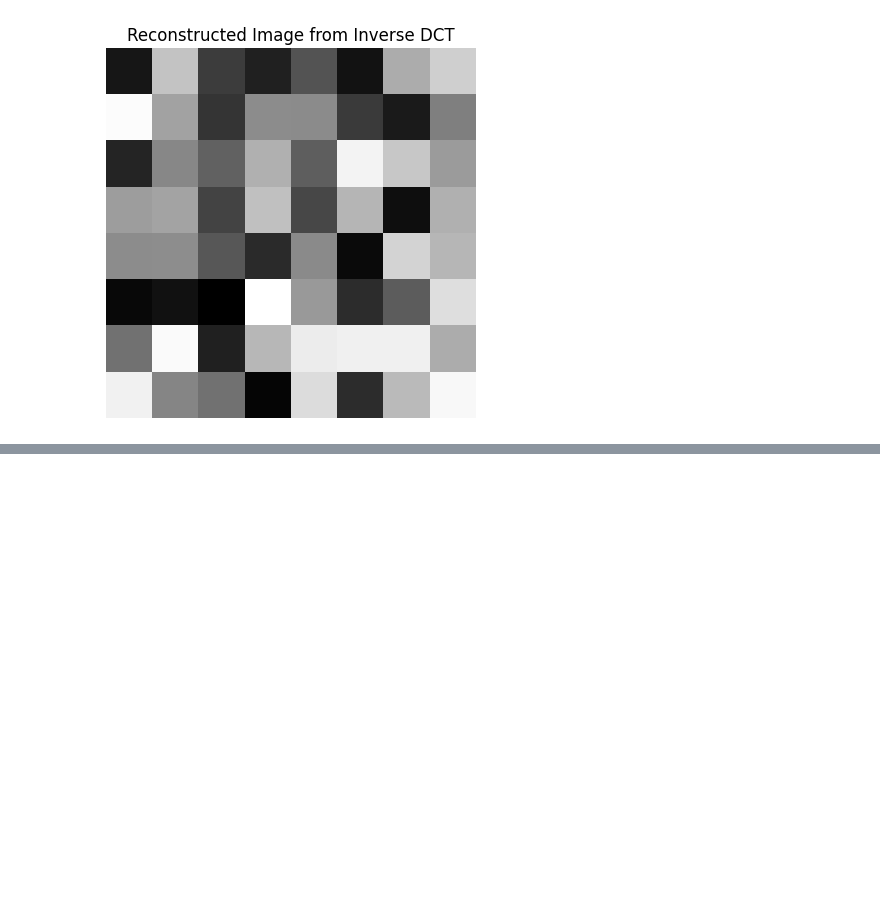
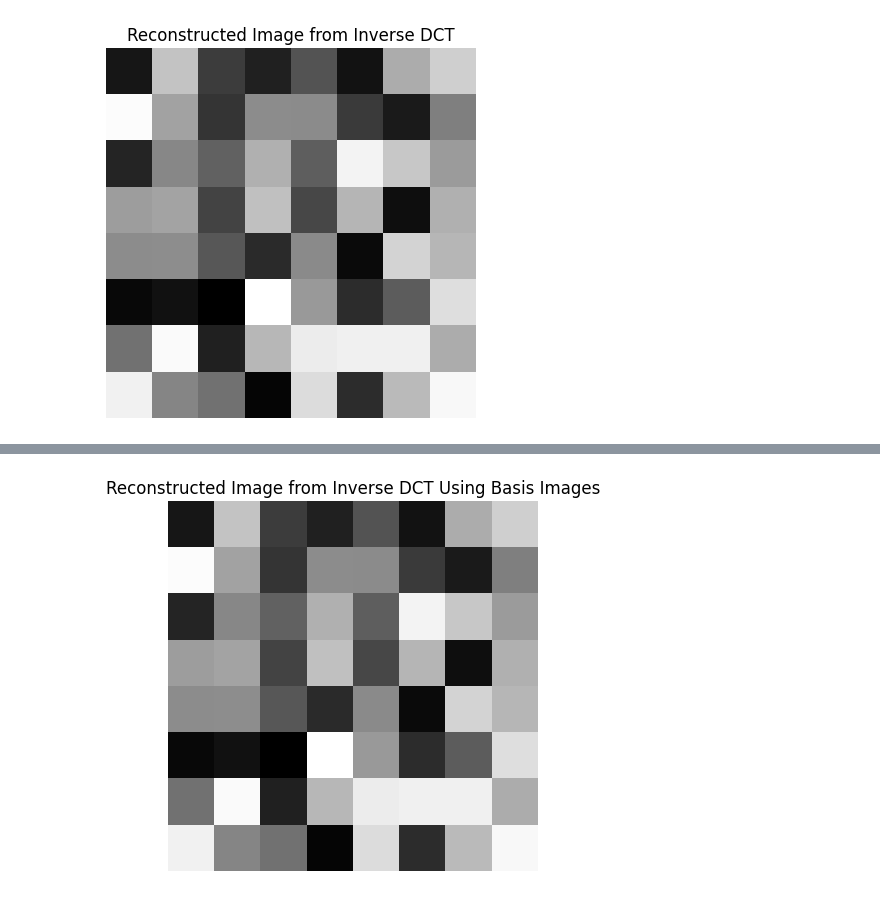
Before and after one commit to Wissemamr/Shape_recognition_and_image_analysis, a Jupyter notebook: LAB4/exo2.ipynb, the cells around one changed output, grey strips where cells are left out. Saved outputs shown, nothing was run; the diff lists cells and outputs as text; code cells hidden in the pictures; blank space fills up the shorter version.

```diff
--- a/LAB4/exo2.ipynb
+++ b/LAB4/exo2.ipynb
@@ -53,0 +89,29 @@ plt.show()
+# %%
+def inverse_dct_with_basis(dct_coefficients: np.ndarray, basis_images: np.ndarray):
+    """
+    Compute the 2D inverse DCT using the basis images.
+
+    Args:
+        dct_coefficients (np.ndarray): The DCT coefficients of the image (size x size).
+        basis_images (np.ndarray): The DCT basis images (size, size, size, size).
+
+    Returns:
+        np.ndarray: The reconstructed image.
+    """
+    size = dct_coefficients.shape[0]
+    reconstructed_image = np.zeros((size, size))
+    for u in range(size):
+        for v in range(size):
+            reconstructed_image += dct_coefficients[u, v] * basis_images[u, v]
+    return reconstructed_image
+
+
+#  inverse DCT using basis images
+reconstructed_image = inverse_dct_with_basis(dct_forward, basis_images)
+
+plt.imshow(reconstructed_image, cmap="gray")
+plt.title("Reconstructed Image from Inverse DCT Using Basis Images")
+plt.axis("off")
+plt.show()
+# %% [output]
+[figure, added]
```
Also changed, not shown: parts of 4 cells of this notebook, 1 other file.
